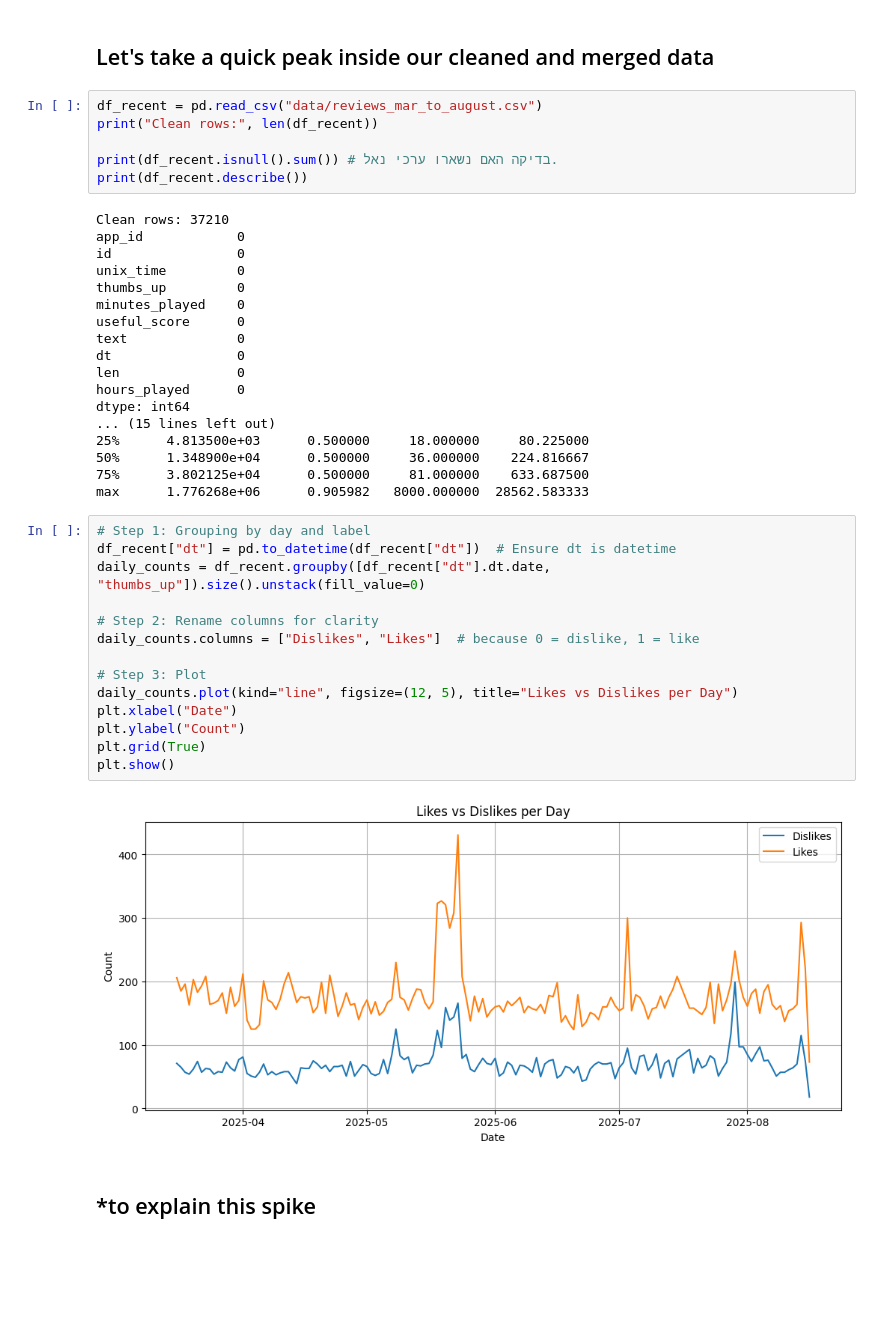
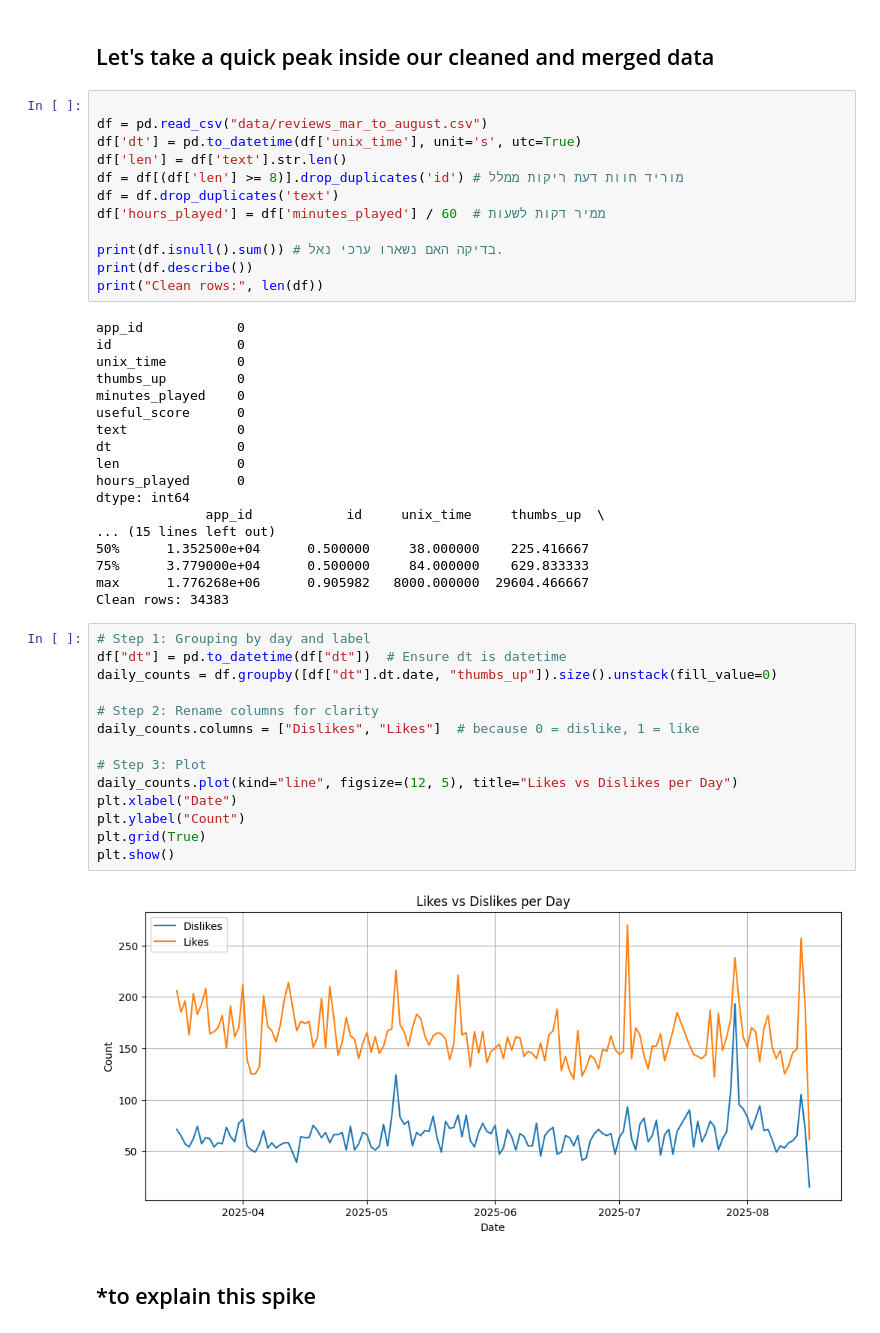
Before and after one commit to lior-benjman/DataSC-Essences, a Jupyter notebook: steam_full_pipeline.ipynb, the cells around one changed output. Cells and saved outputs as stored; diff of their text form; blank space fills up the shorter version.

```diff
--- a/steam_full_pipeline.ipynb
+++ b/steam_full_pipeline.ipynb
@@ -149,13 +108,18 @@ df_august.to_csv("data/reviews_august.csv", index=False)
 # %% [markdown]
 ## Let's take a quick peak inside our cleaned and merged data
 # %%
-df_recent = pd.read_csv("data/reviews_mar_to_august.csv")
-print("Clean rows:", len(df_recent))
 
-print(df_recent.isnull().sum()) # בדיקה האם נשארו ערכי נאל.
-print(df_recent.describe())
+df = pd.read_csv("data/reviews_mar_to_august.csv")
+df['dt'] = pd.to_datetime(df['unix_time'], unit='s', utc=True)
+df['len'] = df['text'].str.len()
+df = df[(df['len'] >= 8)].drop_duplicates('id') # מוריד חוות דעת ריקות ממלל
+df = df.drop_duplicates('text')
+df['hours_played'] = df['minutes_played'] / 60  # ממיר דקות לשעות
+
+print(df.isnull().sum()) # בדיקה האם נשארו ערכי נאל.
+print(df.describe())
+print("Clean rows:", len(df))
 # %% [output]
-Clean rows: 37210
 app_id            0
 id                0
 unix_time         0
@@ -167,27 +131,28 @@ dt                0
 len               0
 hours_played      0
 dtype: int64
+              app_id            id     unix_time     thumbs_up  \
 ... (15 lines left out)
-25%      4.813500e+03      0.500000     18.000000     80.225000
-50%      1.348900e+04      0.500000     36.000000    224.816667
-75%      3.802125e+04      0.500000     81.000000    633.687500
-max      1.776268e+06      0.905982   8000.000000  28562.583333
+50%      1.352500e+04      0.500000     38.000000    225.416667
+75%      3.779000e+04      0.500000     84.000000    629.833333
+max      1.776268e+06      0.905982   8000.000000  29604.466667
+Clean rows: 34383
 # %%
 # Step 1: Grouping by day and label
-df_recent["dt"] = pd.to_datetime(df_recent["dt"])  # Ensure dt is datetime
-daily_counts = df_recent.groupby([df_recent["dt"].dt.date, "thumbs_up"]).size().unstack(fill_value=0)
+df["dt"] = pd.to_datetime(df["dt"])  # Ensure dt is datetime
+daily_counts = df.groupby([df["dt"].dt.date, "thumbs_up"]).size().unstack(fill_value=0)
 
 # Step 2: Rename columns for clarity
 daily_counts.columns = ["Dislikes", "Likes"]  # because 0 = dislike, 1 = like
 
 # Step 3: Plot
 daily_counts.plot(kind="line", figsize=(12, 5), title="Likes vs Dislikes per Day")
 plt.xlabel("Date")
 plt.ylabel("Count")
 plt.grid(True)
 plt.show()
 # %% [output]
-[figure, old version]
+[figure, new version]
 # %% [markdown]
 ## *to explain this spike
 # %%
```
Also changed, not shown: parts of 30 cells of this notebook.
